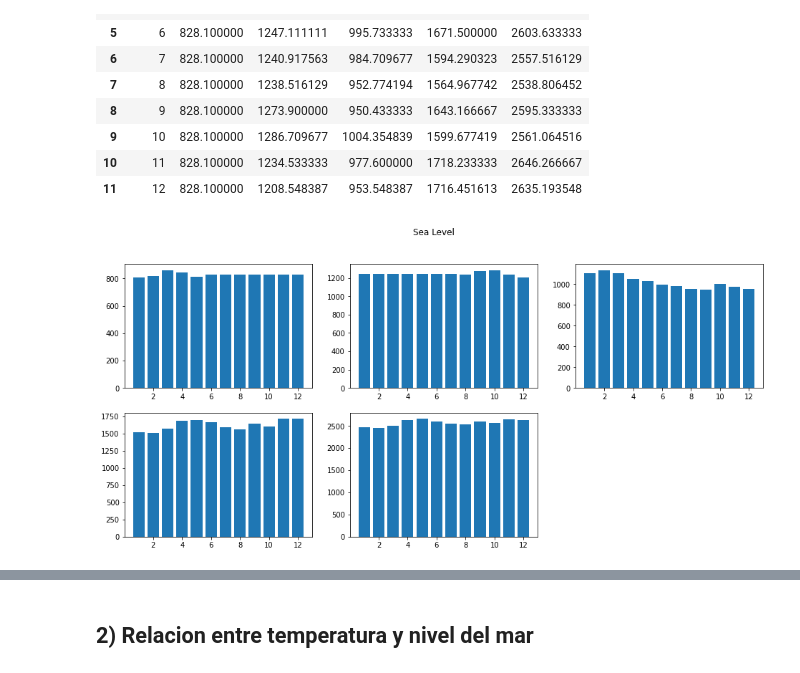
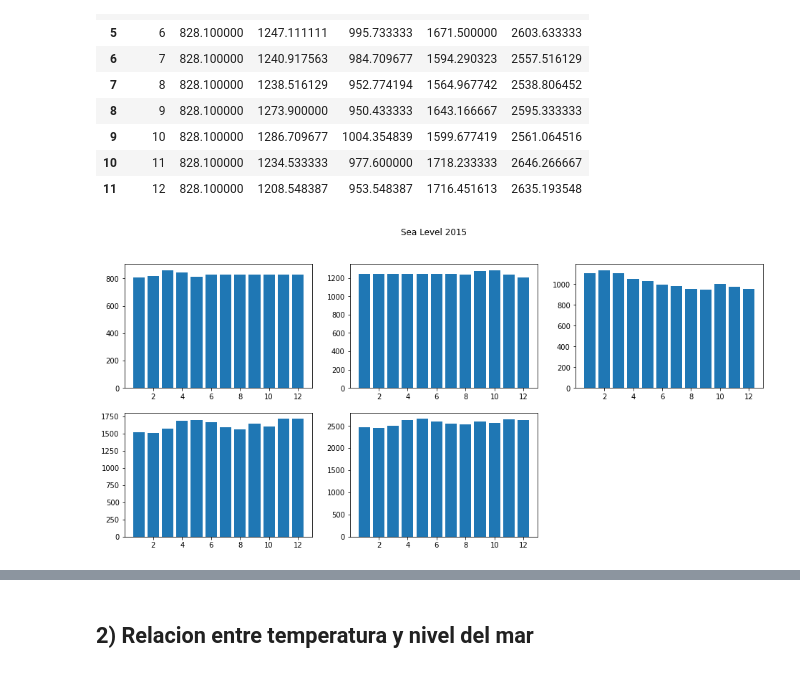
Before and after one commit to paulabenites/sea-level-variability, a Jupyter notebook: Sea Level Variability.ipynb, the cells around one changed output, grey strips where cells are left out. Drawn from its saved outputs; the diff is of its cells as text; code cells hidden in the pictures.

Commit message:
Sea Level Temperature bar plot: 1997 and 2015

```diff
--- a/Sea Level Variability.ipynb
+++ b/Sea Level Variability.ipynb
@@ -296,25 +303,25 @@ df_2015
 | 10 | 11 | 828.100000 | 1234.533333 | 977.600000 | 1718.233333 | 2646.266667 |
 | 11 | 12 | 828.100000 | 1208.548387 | 953.548387 | 1716.451613 | 2635.193548 |
 # %%
-
+# Sea Level en el 2015
 plt.figure(figsize=(16, 7))
 
 plt.subplot(231)
 plt.bar(df_2015['Month'].values,df_2015['d011'].values)
 
 plt.subplot(232)
 plt.bar(df_2015['Month'].values,df_2015['d013'].values)
 
 plt.subplot(233)
 plt.bar(df_2015['Month'].values,df_2015['d029'].values)
 
 plt.subplot(234)
 plt.bar(df_2015['Month'].values,df_2015['d030'].values)
 
 plt.subplot(235)
 plt.bar(df_2015['Month'].values,df_2015['d091'].values)
 
-plt.suptitle('Sea Level')
+plt.suptitle('Sea Level 2015')
 plt.show()
 # %% [output]
-[figure, old version]
+[figure, new version]
```
Also changed, not shown: parts of 10 cells of this notebook.
